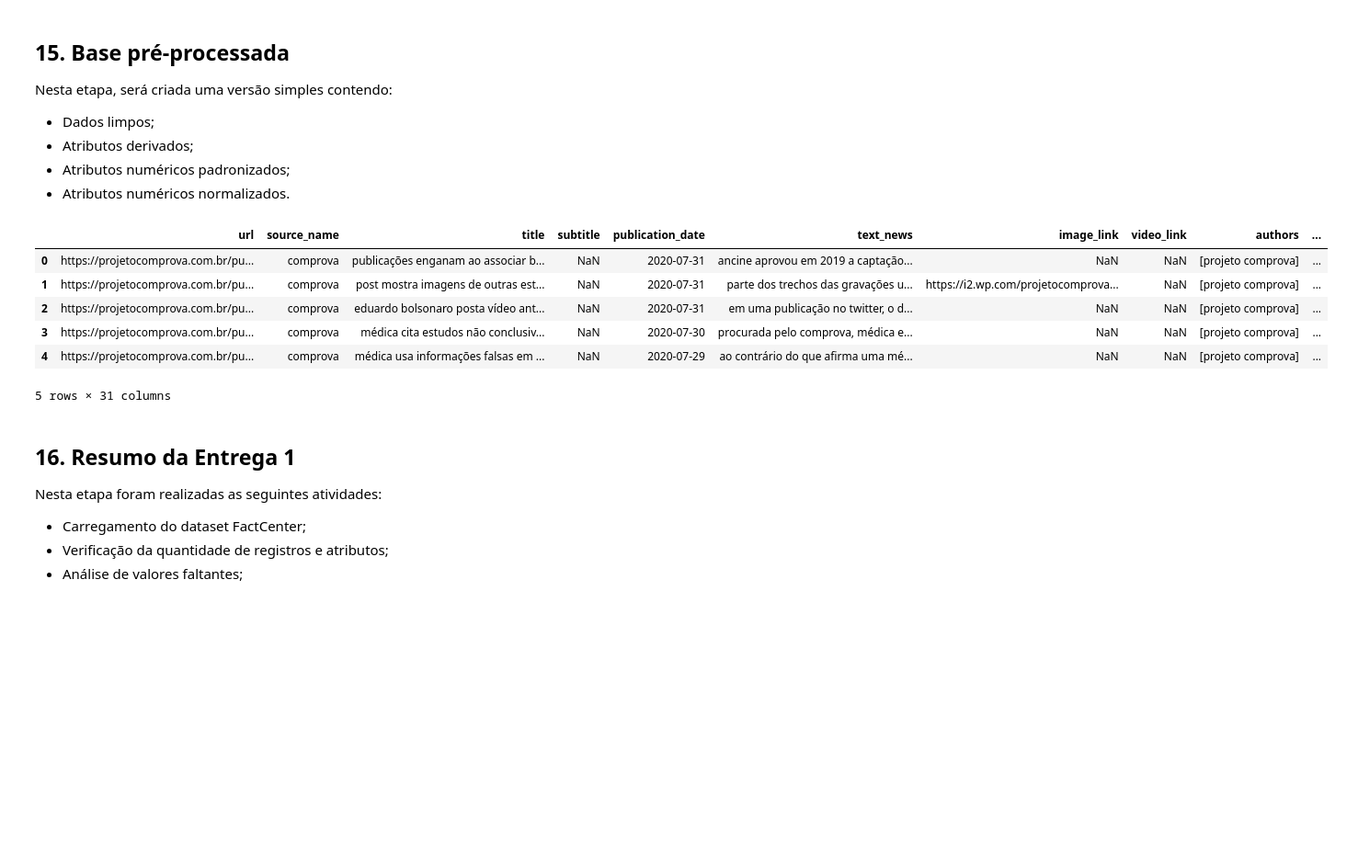
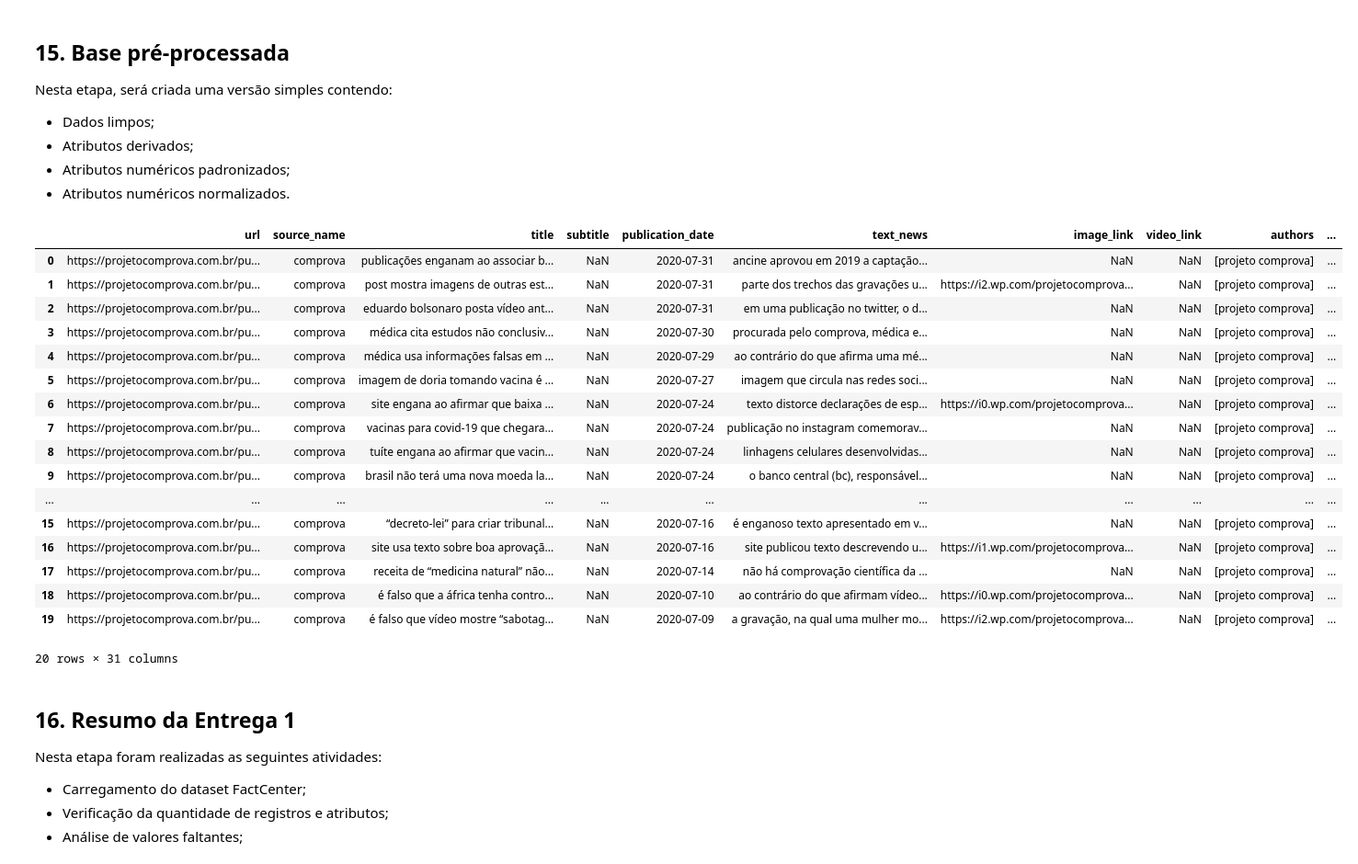
Before and after one commit to facom32701cd2/Tema-14-Fake-News, a Jupyter notebook: entregas/001 - Coleta e pré-processamento/script.ipynb, the cells around one changed output. Shown at 92% size. Cells and saved outputs as stored; diff of their text form; code cells hidden in the pictures; blank space fills up the shorter version.

```diff
--- a/entregas/001 - Coleta e pré-processamento/script.ipynb
+++ b/entregas/001 - Coleta e pré-processamento/script.ipynb
@@ -139,4 +139,25 @@ Index(['url', 'source_name', 'title', 'subtitle', 'publication_date',
       dtype='str')
 # %% [markdown]
 ## 4. Verificação de valores faltantes
+# %%
+def is_missing_value(value):
+    """
+    Considera como valor faltante:
+    - NaN / None;
+    - strings vazias;
+    - listas vazias.
+    """
+    if value is None:
+        return True
+
+    if isinstance(value, float) and pd.isna(value):
+        return True
+
+    if isinstance(value, str) and value.strip() == "":
+        return True
+
+    if isinstance(value, list) and len(value) == 0:
+        return True
+
+    return False
 # %%
@@ -237,14 +265,15 @@ df_clean.shape
 # %% [output]
 (11647, 13)
 # %%
-title_col = "title"
-text_col = "text_news"
+mask_title = df_clean["title"].map(lambda *args, **kwargs: not is_missing_value(*args, **kwargs))
+mask_text = df_clean["text_news"].map(lambda *args, **kwargs: not is_missing_value(*args, **kwargs))
+mask_authors = df_clean["authors"].map(lambda *args, **kwargs: not is_missing_value(*args, **kwargs))
 
-if title_col and text_col:
-    df_clean = df_clean[
-        (df_clean[title_col] != "") |
-        (df_clean[text_col] != "")
-    ]
+df_clean = df_clean[
+    mask_title &
+    mask_text &
+    mask_authors
+]
 
 print(f"Quantidade de linhas após limpeza: {df_clean.shape[0]}")
 # %% [output]
@@ -448,21 +477,32 @@ Nesta etapa, será criada uma versão simples contendo:
 # %%
 df_preprocessado = df_clean.copy()
 
 for col in df_standard_scaled.columns:
     df_preprocessado[f"{col}_standard"] = df_standard_scaled[col].values
 
 for col in df_minmax_scaled.columns:
     df_preprocessado[f"{col}_minmax"] = df_minmax_scaled[col].values
 
-df_preprocessado.head()
+df_preprocessado.head(20)
 # %% [output]
 |  | url | source_name | title | subtitle | publication_date | text_news | image_link | video_link | authors | ... |
 | 0 | https://projetocomprova.com.br/pu... | comprova | publicações enganam ao associar b... | NaN | 2020-07-31 | ancine aprovou em 2019 a captação... | NaN | NaN | [projeto comprova] | ... |
 | 1 | https://projetocomprova.com.br/pu... | comprova | post mostra imagens de outras est... | NaN | 2020-07-31 | parte dos trechos das gravações u... | https://i2.wp.com/projetocomprova... | NaN | [projeto comprova] | ... |
 | 2 | https://projetocomprova.com.br/pu... | comprova | eduardo bolsonaro posta vídeo ant... | NaN | 2020-07-31 | em uma publicação no twitter, o d... | NaN | NaN | [projeto comprova] | ... |
 | 3 | https://projetocomprova.com.br/pu... | comprova | médica cita estudos não conclusiv... | NaN | 2020-07-30 | procurada pelo comprova, médica e... | NaN | NaN | [projeto comprova] | ... |
 | 4 | https://projetocomprova.com.br/pu... | comprova | médica usa informações falsas em ... | NaN | 2020-07-29 | ao contrário do que afirma uma mé... | NaN | NaN | [projeto comprova] | ... |
+| 5 | https://projetocomprova.com.br/pu... | comprova | imagem de doria tomando vacina é ... | NaN | 2020-07-27 | imagem que circula nas redes soci... | NaN | NaN | [projeto comprova] | ... |
+| 6 | https://projetocomprova.com.br/pu... | comprova | site engana ao afirmar que baixa ... | NaN | 2020-07-24 | texto distorce declarações de esp... | https://i0.wp.com/projetocomprova... | NaN | [projeto comprova] | ... |
+| 7 | https://projetocomprova.com.br/pu... | comprova | vacinas para covid-19 que chegara... | NaN | 2020-07-24 | publicação no instagram comemorav... | NaN | NaN | [projeto comprova] | ... |
+| 8 | https://projetocomprova.com.br/pu... | comprova | tuíte engana ao afirmar que vacin... | NaN | 2020-07-24 | linhagens celulares desenvolvidas... | NaN | NaN | [projeto comprova] | ... |
+| 9 | https://projetocomprova.com.br/pu... | comprova | brasil não terá uma nova moeda la... | NaN | 2020-07-24 | o banco central (bc), responsável... | NaN | NaN | [projeto comprova] | ... |
+| ... | ... | ... | ... | ... | ... | ... | ... | ... | ... | ... |
+| 15 | https://projetocomprova.com.br/pu... | comprova | “decreto-lei” para criar tribunal... | NaN | 2020-07-16 | é enganoso texto apresentado em v... | NaN | NaN | [projeto comprova] | ... |
+| 16 | https://projetocomprova.com.br/pu... | comprova | site usa texto sobre boa aprovaçã... | NaN | 2020-07-16 | site publicou texto descrevendo u... | https://i1.wp.com/projetocomprova... | NaN | [projeto comprova] | ... |
+| 17 | https://projetocomprova.com.br/pu... | comprova | receita de “medicina natural” não... | NaN | 2020-07-14 | não há comprovação científica da ... | NaN | NaN | [projeto comprova] | ... |
+| 18 | https://projetocomprova.com.br/pu... | comprova | é falso que a áfrica tenha contro... | NaN | 2020-07-10 | ao contrário do que afirmam vídeo... | https://i0.wp.com/projetocomprova... | NaN | [projeto comprova] | ... |
+| 19 | https://projetocomprova.com.br/pu... | comprova | é falso que vídeo mostre “sabotag... | NaN | 2020-07-09 | a gravação, na qual uma mulher mo... | https://i2.wp.com/projetocomprova... | NaN | [projeto comprova] | ... |
-5 rows × 31 columns
+20 rows × 31 columns
 # %% [markdown]
 ## 16. Resumo da Entrega 1
 
```
Also changed, not shown: parts of 7 cells of this notebook.
